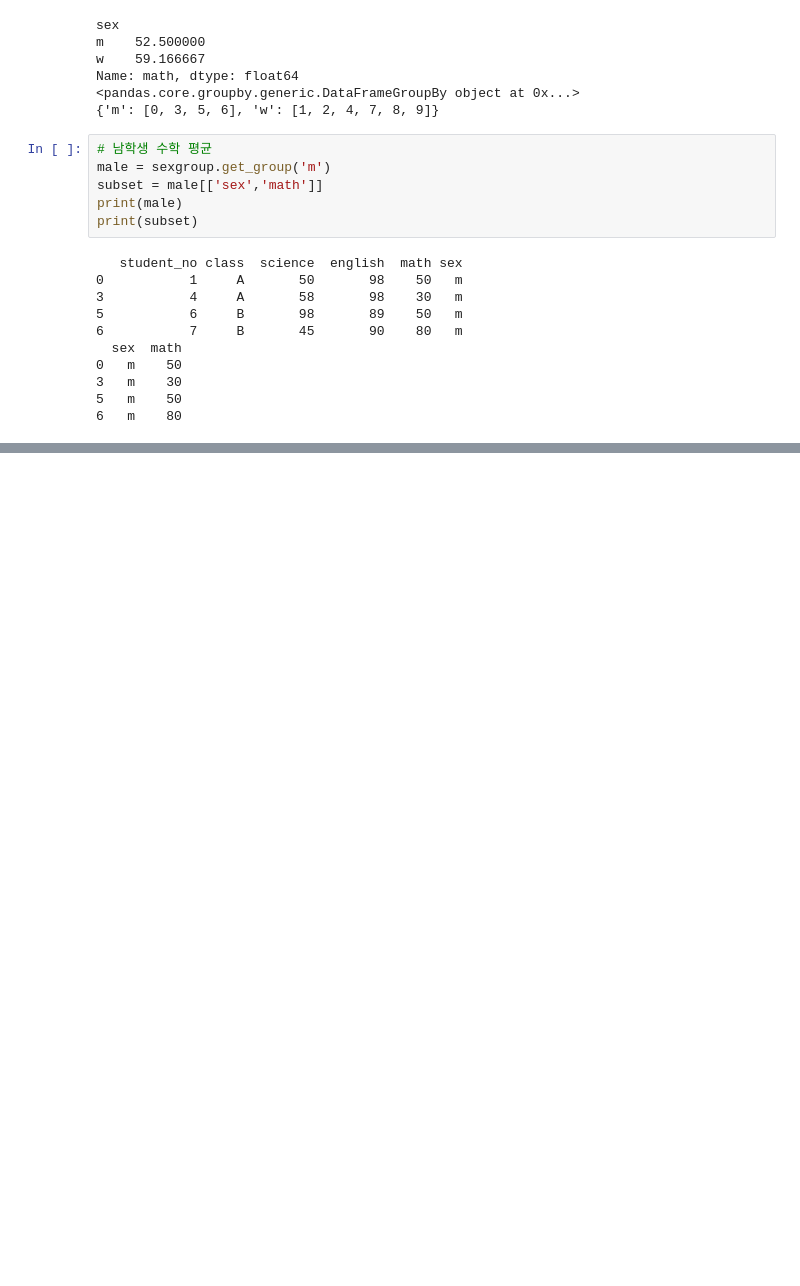
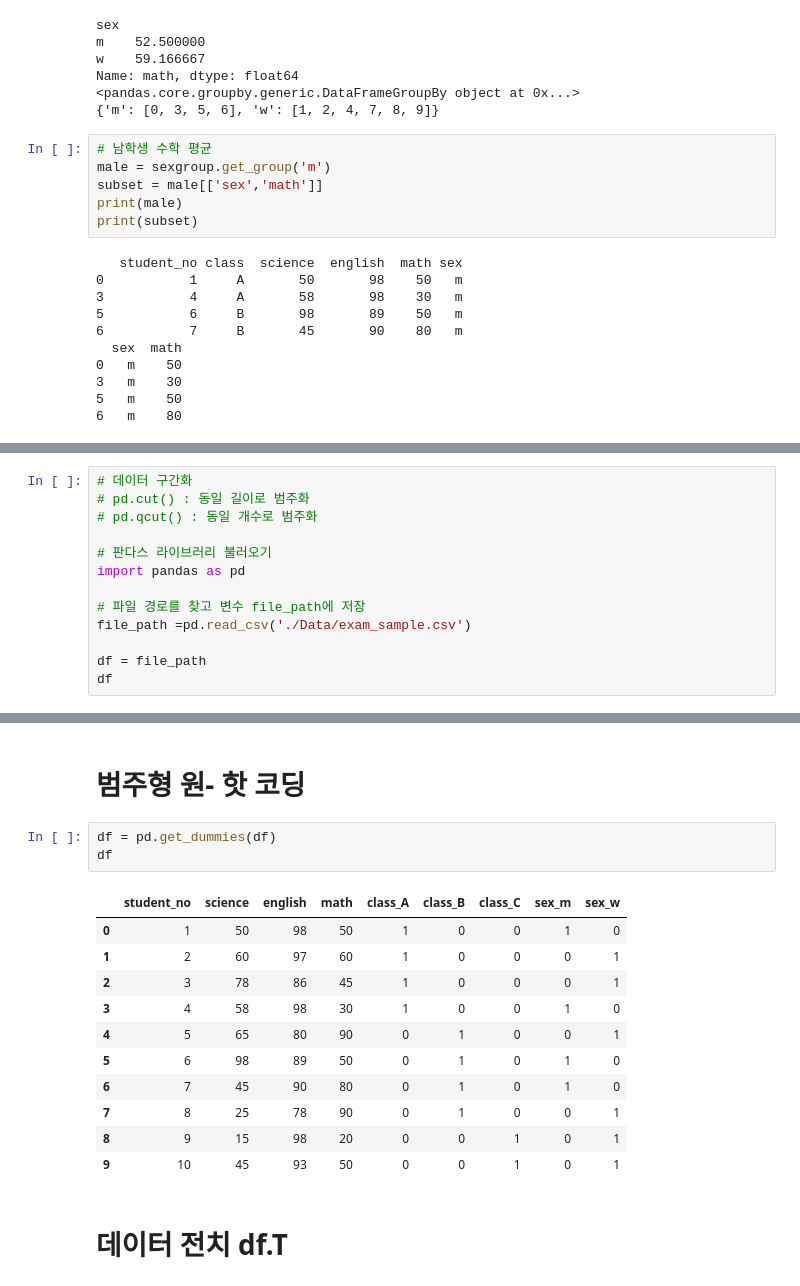
Before and after one commit to whtjdghks/homepython, a Jupyter notebook: 빅데이터 분석과 머신러닝/데이터 탐색연습.ipynb, the cells around one changed output, grey strips where cells are left out. Saved outputs shown, nothing was run; the diff lists cells and outputs as text; blank space fills up the shorter version.

```diff
--- a/빅데이터 분석과 머신러닝/데이터 탐색연습.ipynb
+++ b/빅데이터 분석과 머신러닝/데이터 탐색연습.ipynb
@@ -117,0 +132,13 @@ print(subset)
+# %%
+# 데이터 구간화
+# pd.cut() : 동일 길이로 범주화
+# pd.qcut() : 동일 개수로 범주화
+
+# 판다스 라이브러리 불러오기
+import pandas as pd
+
+# 파일 경로를 찾고 변수 file_path에 저장
+file_path =pd.read_csv('./Data/exam_sample.csv')
+
+df = file_path
+df
@@ -117,0 +249,19 @@ print(subset)
+# %% [markdown]
+# 범주형 원- 핫 코딩
+# %%
+df = pd.get_dummies(df)
+df
+# %% [output]
+|  | student_no | science | english | math | class_A | class_B | class_C | sex_m | sex_w |
+| 0 | 1 | 50 | 98 | 50 | 1 | 0 | 0 | 1 | 0 |
+| 1 | 2 | 60 | 97 | 60 | 1 | 0 | 0 | 0 | 1 |
+| 2 | 3 | 78 | 86 | 45 | 1 | 0 | 0 | 0 | 1 |
+| 3 | 4 | 58 | 98 | 30 | 1 | 0 | 0 | 1 | 0 |
+| 4 | 5 | 65 | 80 | 90 | 0 | 1 | 0 | 0 | 1 |
+| 5 | 6 | 98 | 89 | 50 | 0 | 1 | 0 | 1 | 0 |
+| 6 | 7 | 45 | 90 | 80 | 0 | 1 | 0 | 1 | 0 |
+| 7 | 8 | 25 | 78 | 90 | 0 | 1 | 0 | 0 | 1 |
+| 8 | 9 | 15 | 98 | 20 | 0 | 0 | 1 | 0 | 1 |
+| 9 | 10 | 45 | 93 | 50 | 0 | 0 | 1 | 0 | 1 |
+# %% [markdown]
+# 데이터 전치 df.T
```
Also changed, not shown: parts of 47 cells of this notebook, 2 other files.
